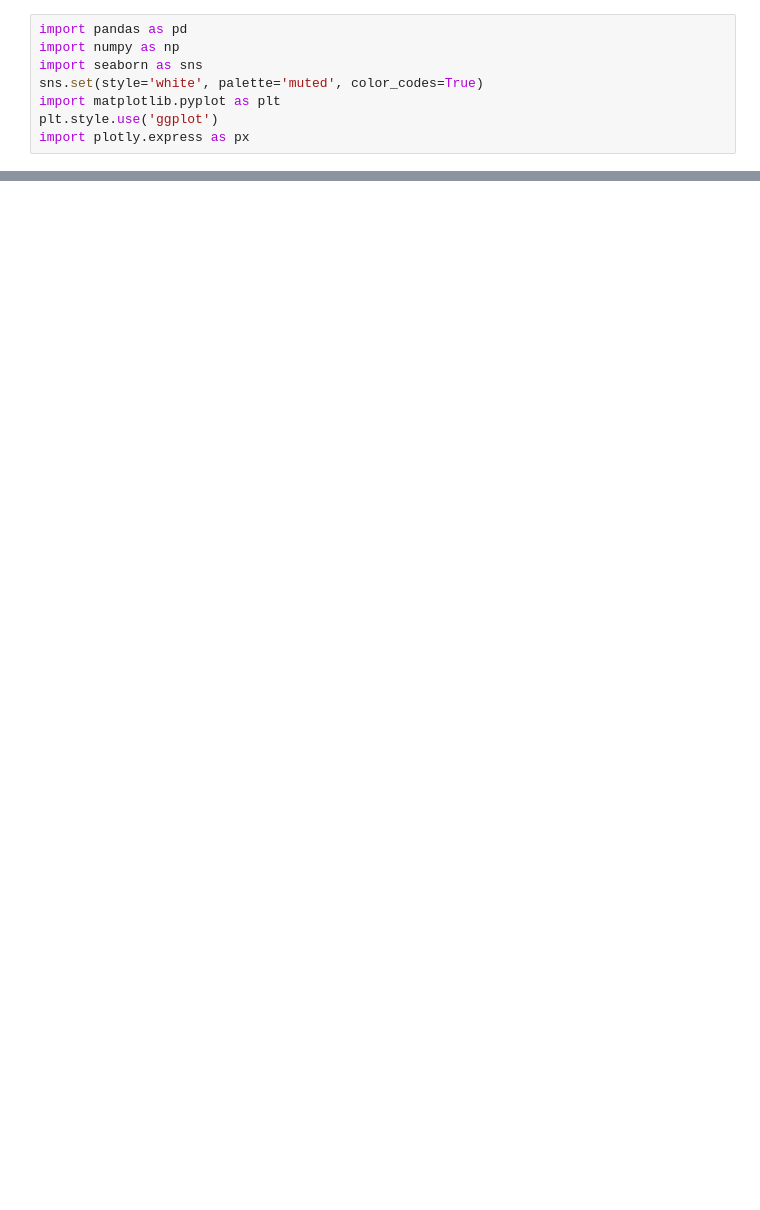
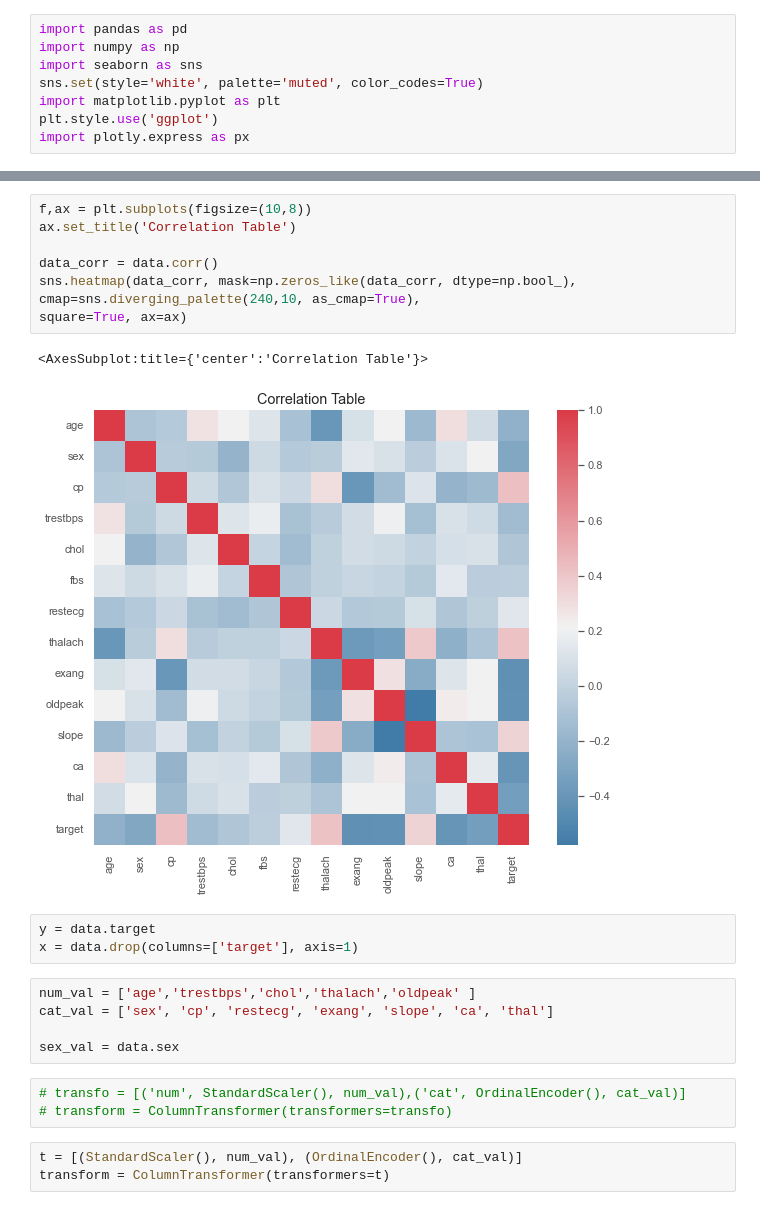
Before and after one commit to Omuk/Fullstack-Data-Analyst, a Jupyter notebook: Learning/code_examples/practice/practice_field.ipynb, the cells around one changed output, grey strips where cells are left out. Drawn from its saved outputs; the diff is of its cells as text; blank space fills up the shorter version.

```diff
--- a/Learning/code_examples/practice/practice_field.ipynb
+++ b/Learning/code_examples/practice/practice_field.ipynb
@@ -23,0 +59,24 @@ data.head(1)
+# %%
+f,ax = plt.subplots(figsize=(10,8))
+ax.set_title('Correlation Table')
+
+data_corr = data.corr()
+sns.heatmap(data_corr, mask=np.zeros_like(data_corr, dtype=np.bool_), cmap=sns.diverging_palette(240,10, as_cmap=True),
+square=True, ax=ax)
+# %% [output]
+<AxesSubplot:title={'center':'Correlation Table'}>
+[figure, added]
+# %%
+y = data.target
+x = data.drop(columns=['target'], axis=1)
+# %%
+num_val = ['age','trestbps','chol','thalach','oldpeak' ]
+cat_val = ['sex', 'cp', 'restecg', 'exang', 'slope', 'ca', 'thal']
+
+sex_val = data.sex
+# %%
+# transfo = [('num', StandardScaler(), num_val),('cat', OrdinalEncoder(), cat_val)]
+# transform = ColumnTransformer(transformers=transfo)
+# %%
+t = [(StandardScaler(), num_val), (OrdinalEncoder(), cat_val)]
+transform = ColumnTransformer(transformers=t)
```
Also changed, not shown: parts of 10 cells of this notebook.
